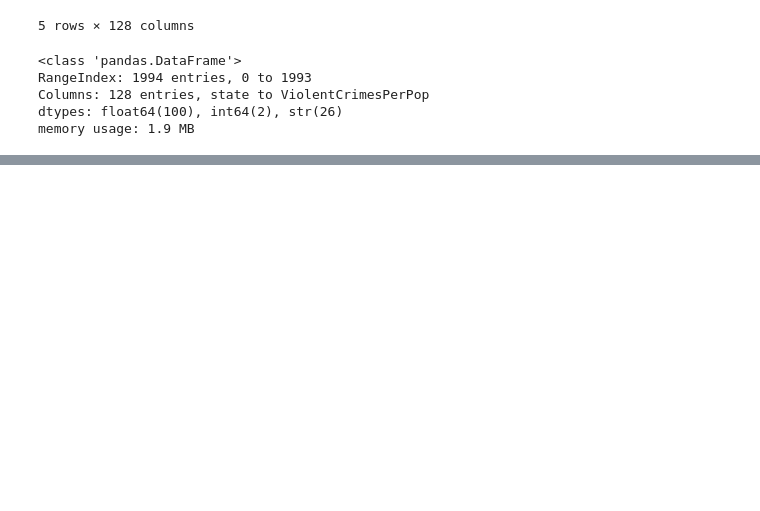
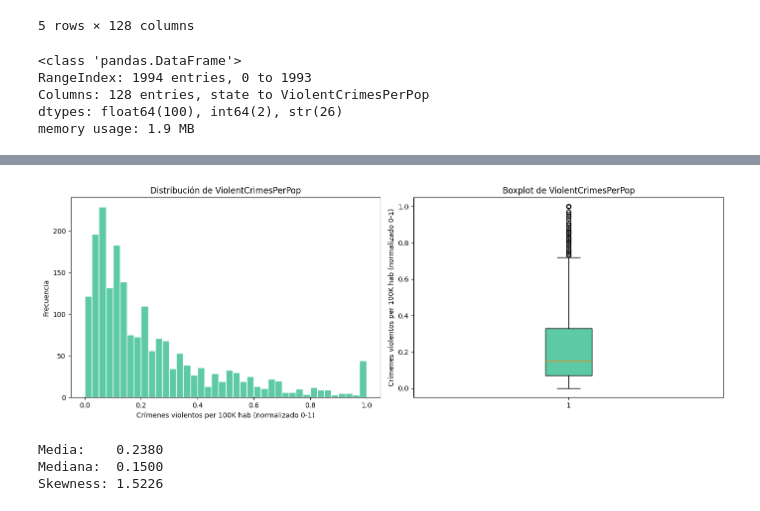
Before and after one commit to olarteViviana/ProyectoII, a Jupyter notebook: communities_and_crime_ucirepo.ipynb, the cells around one changed output, grey strips where cells are left out. Cells and saved outputs as stored; diff of their text form; code cells hidden in the pictures; blank space fills up the shorter version.

```diff
--- a/communities_and_crime_ucirepo.ipynb
+++ b/communities_and_crime_ucirepo.ipynb
@@ -119,0 +128,4 @@ memory usage: 1.9 MB
+# %%
+import numpy as np
+
+df = df.replace("?", np.nan)
@@ -119,0 +224,8 @@ memory usage: 1.9 MB
+# %%
+df['OtherPerCap'] = pd.to_numeric(df['OtherPerCap'], errors='coerce')
+
+mediana_other = df['OtherPerCap'].median()
+df['OtherPerCap'] = df['OtherPerCap'].fillna(mediana_other)
+
+print(f"Tipo: {df['OtherPerCap'].dtype}")
+print(f"Missing: {df['OtherPerCap'].isnull().sum()}")
@@ -119,0 +235,10 @@ memory usage: 1.9 MB
+# %%
+mediana_other = df['OtherPerCap'].median()
+
+print(f"Media:   {df['OtherPerCap'].mean():.4f}")
+print(f"Mediana: {mediana_other:.4f}")
+print(f"Missing antes: {df['OtherPerCap'].isnull().sum()}")
+
+df['OtherPerCap'] = df['OtherPerCap'].fillna(mediana_other)
+
+print(f"Missing después: {df['OtherPerCap'].isnull().sum()}")
@@ -119,0 +300,26 @@ memory usage: 1.9 MB
+# %%
+fig, axes = plt.subplots(1, 2, figsize=(14, 5))
+
+# Histograma
+axes[0].hist(df['ViolentCrimesPerPop'], bins=40, color='#5DCAA5', edgecolor='white')
+axes[0].set_title('Distribución de ViolentCrimesPerPop')
+axes[0].set_xlabel('Crímenes violentos per 100K hab (normalizado 0-1)')
+axes[0].set_ylabel('Frecuencia')
+
+# Boxplot
+axes[1].boxplot(df['ViolentCrimesPerPop'], vert=True, patch_artist=True,
+                boxprops=dict(facecolor='#5DCAA5'))
+axes[1].set_title('Boxplot de ViolentCrimesPerPop')
+axes[1].set_ylabel('Crímenes violentos per 100K hab (normalizado 0-1)')
+
+plt.tight_layout()
+plt.show()
+
+print(f"Media:    {df['ViolentCrimesPerPop'].mean():.4f}")
+print(f"Mediana:  {df['ViolentCrimesPerPop'].median():.4f}")
+print(f"Skewness: {df['ViolentCrimesPerPop'].skew():.4f}")
+# %% [output]
+[figure, added]
+Media:    0.2380
+Mediana:  0.1500
+Skewness: 1.5226
```
Also changed, not shown: parts of 20 cells of this notebook, 2 other files.
